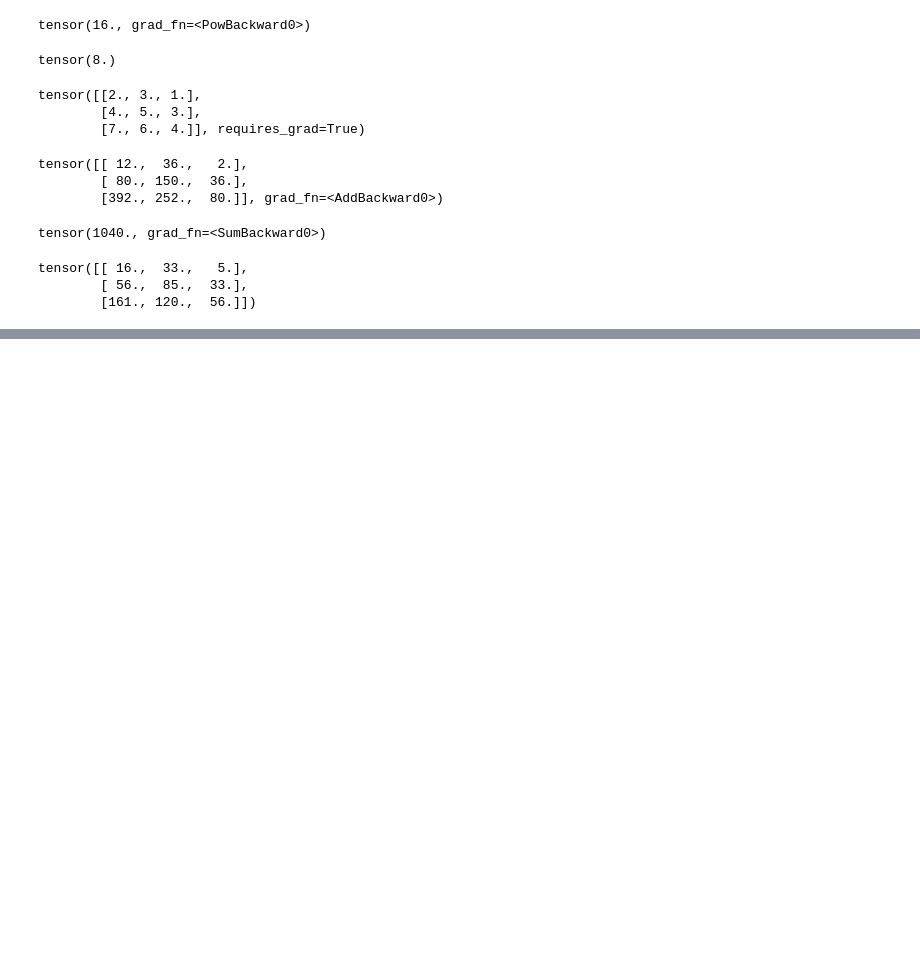
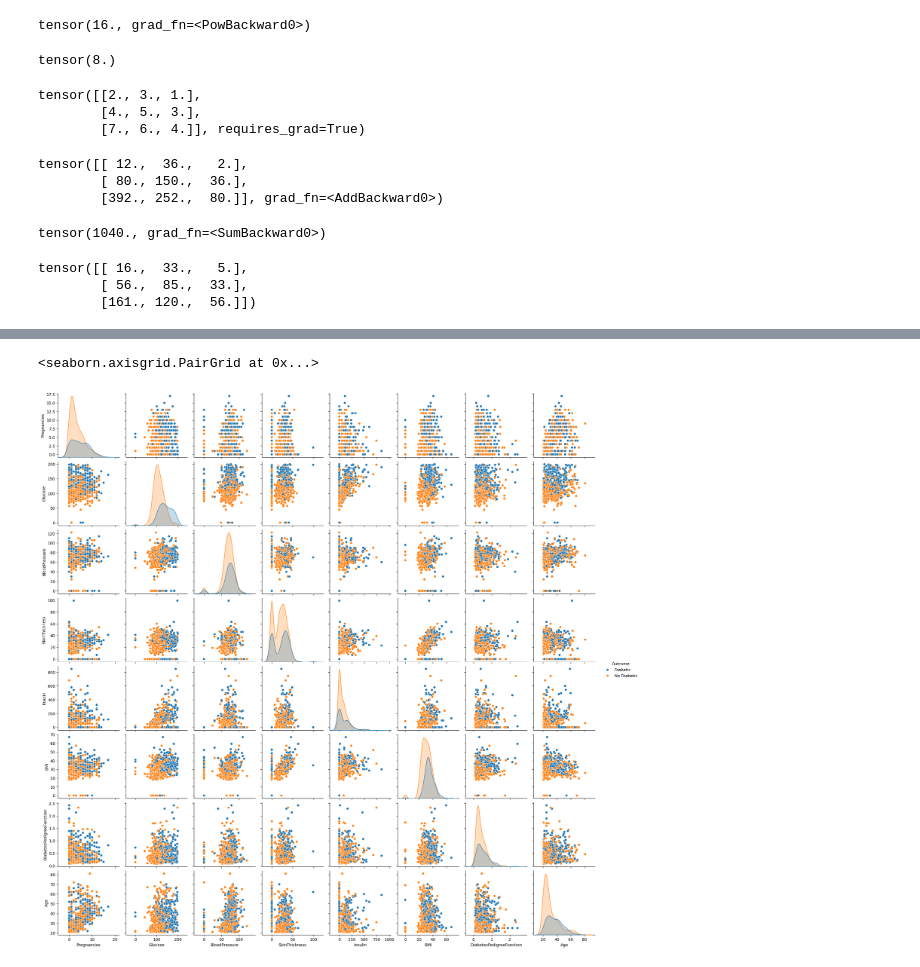
Before and after one commit to RushabhShahPrograms/Pytorch_tuts, a Jupyter notebook: PyTorch_Tuts_krish.ipynb, the cells around one changed output, grey strips where cells are left out. Drawn from its saved outputs; the diff is of its cells as text; code cells hidden in the pictures; blank space fills up the shorter version.

```diff
--- a/PyTorch_Tuts_krish.ipynb
+++ b/PyTorch_Tuts_krish.ipynb
@@ -168,0 +171,4 @@ tensor([[ 16.,  33.,   5.],
+# %%
+import pandas as pd
+df = pd.read_csv('diabetes.csv')
+df.head()
@@ -168,0 +197,8 @@ tensor([[ 16.,  33.,   5.],
+# %%
+import numpy as np
+df['Outcome'] = np.where(df['Outcome']==1,'Diabetic','No Diabetic')
+# %%
+sns.pairplot(df,hue="Outcome")
+# %% [output]
+<seaborn.axisgrid.PairGrid at 0x...>
+[figure, added]
```
Also changed, not shown: parts of 26 cells of this notebook.
